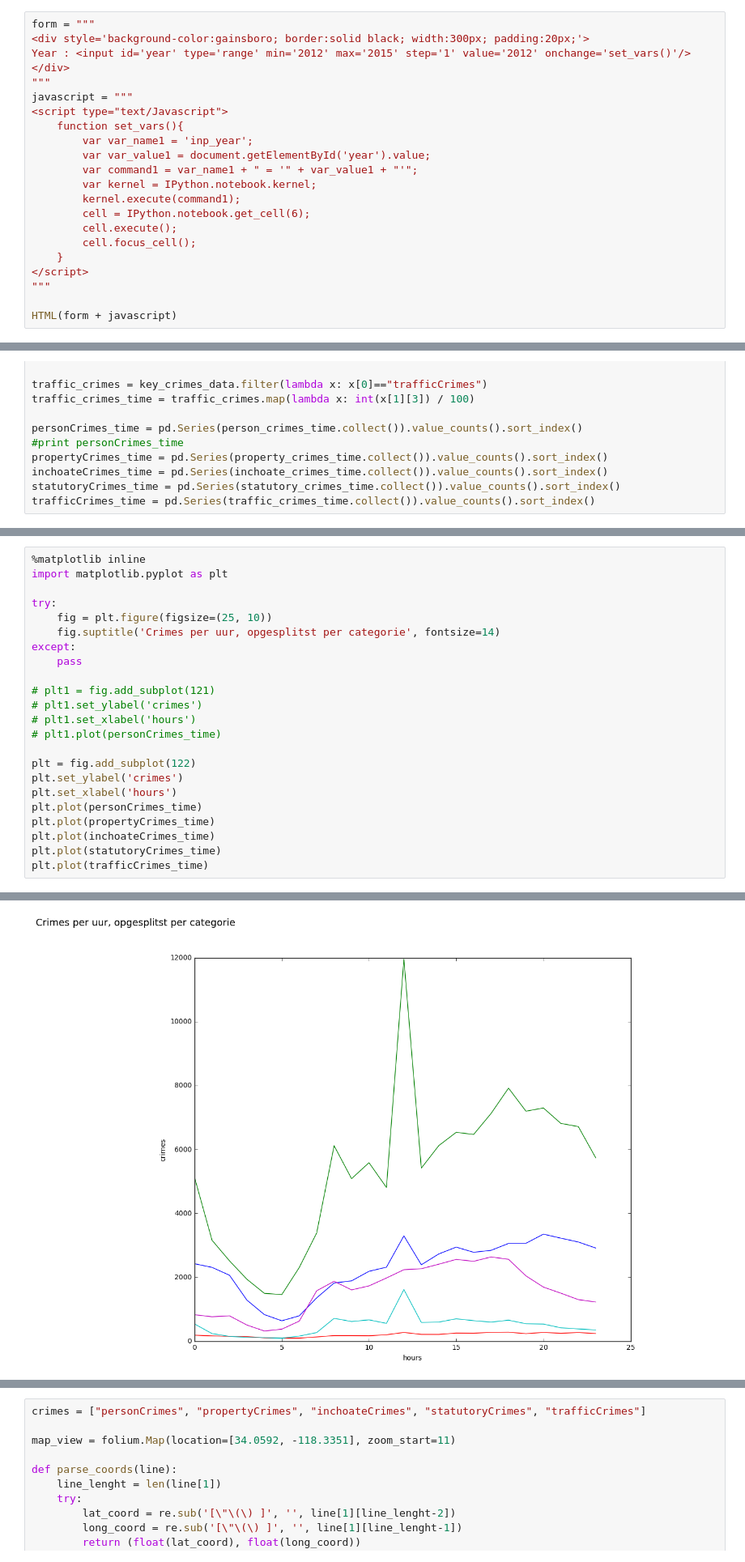
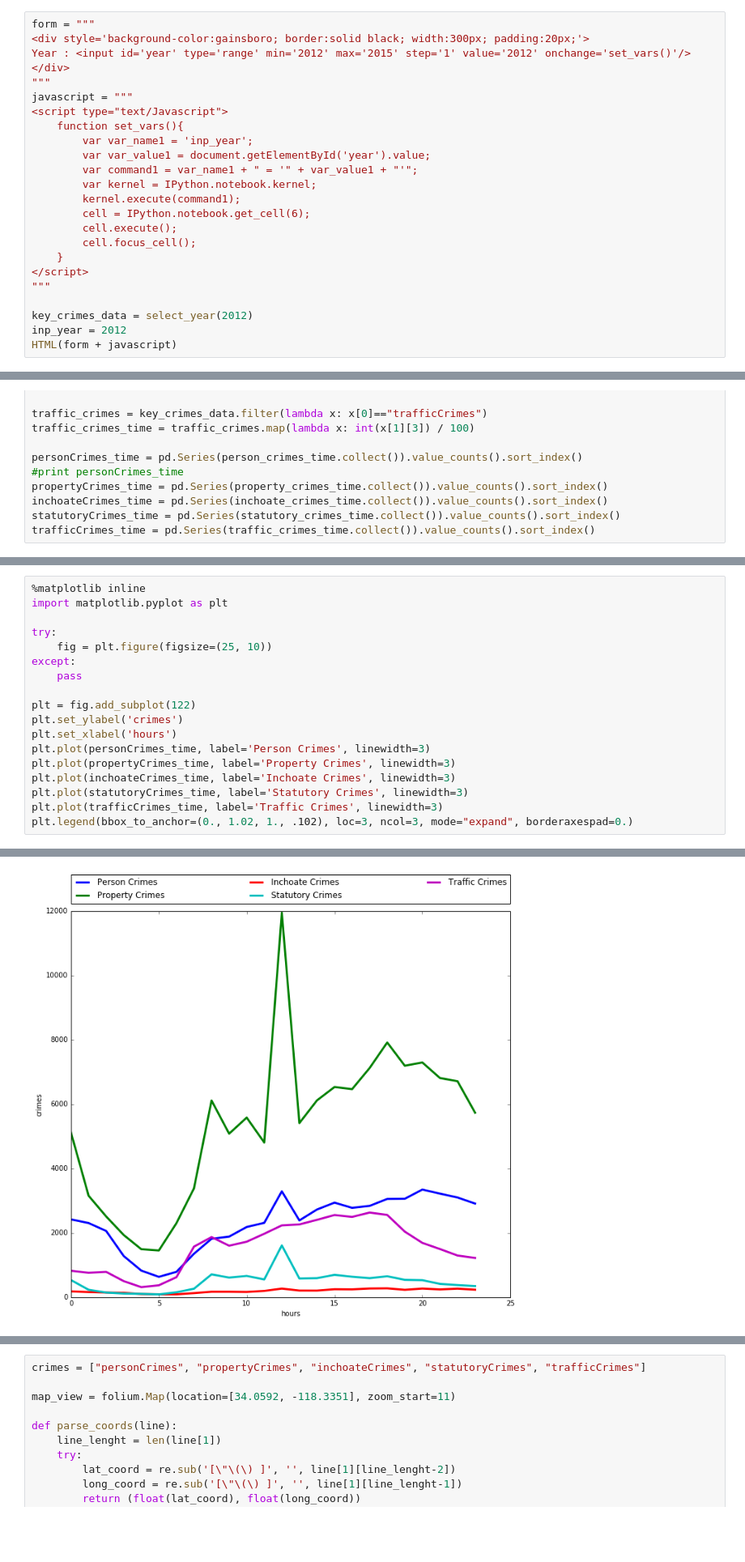
Before and after one commit to Djeffl/CrimesLADataset, a Jupyter notebook: Crimes.ipynb, the cells around one changed output, grey strips where cells are left out. Shown at 81% size. Drawn from its saved outputs; the diff is of its cells as text; blank space fills up the shorter version.

Commit message:
verfijning diagram + fix years

```diff
--- a/Crimes.ipynb
+++ b/Crimes.ipynb
@@ -131,6 +131,8 @@ javascript = """
 </script>
 """
 
+key_crimes_data = select_year(2012)
+inp_year = 2012
 HTML(form + javascript)
 # %% [output]
 [interactive output not drawn]
@@ -165,21 +169,16 @@ import matplotlib.pyplot as plt
 
 try:
     fig = plt.figure(figsize=(25, 10))
-    fig.suptitle('Crimes per uur, opgesplitst per categorie', fontsize=14)
 except:
     pass
-
-# plt1 = fig.add_subplot(121)
-# plt1.set_ylabel('crimes')
-# plt1.set_xlabel('hours')
-# plt1.plot(personCrimes_time)
 
 plt = fig.add_subplot(122)
 plt.set_ylabel('crimes')
 plt.set_xlabel('hours')
-plt.plot(personCrimes_time)
-plt.plot(propertyCrimes_time)
-plt.plot(inchoateCrimes_time)
-plt.plot(statutoryCrimes_time)
-plt.plot(trafficCrimes_time)
+plt.plot(personCrimes_time, label='Person Crimes', linewidth=3)
+plt.plot(propertyCrimes_time, label='Property Crimes', linewidth=3)
+plt.plot(inchoateCrimes_time, label='Inchoate Crimes', linewidth=3)
+plt.plot(statutoryCrimes_time, label='Statutory Crimes', linewidth=3)
+plt.plot(trafficCrimes_time, label='Traffic Crimes', linewidth=3)
+plt.legend(bbox_to_anchor=(0., 1.02, 1., .102), loc=3, ncol=3, mode="expand", borderaxespad=0.)
 # %% [output]
@@ -187,4 +186,4 @@ plt.plot(trafficCrimes_time)
-[figure, old version]
+[figure, new version]
 # %%
 from pyspark.mllib.stat import Statistics
 import matplotlib.pyplot as plt
```
Also changed, not shown: parts of 4 cells of this notebook.
